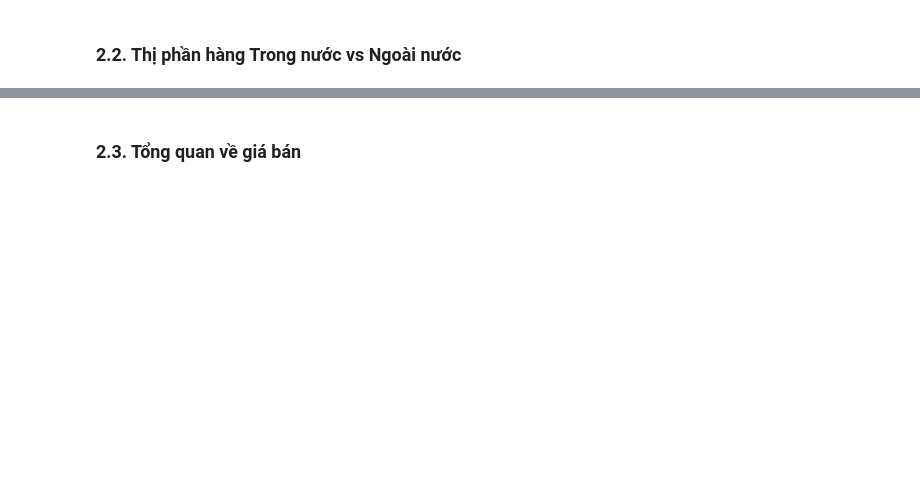
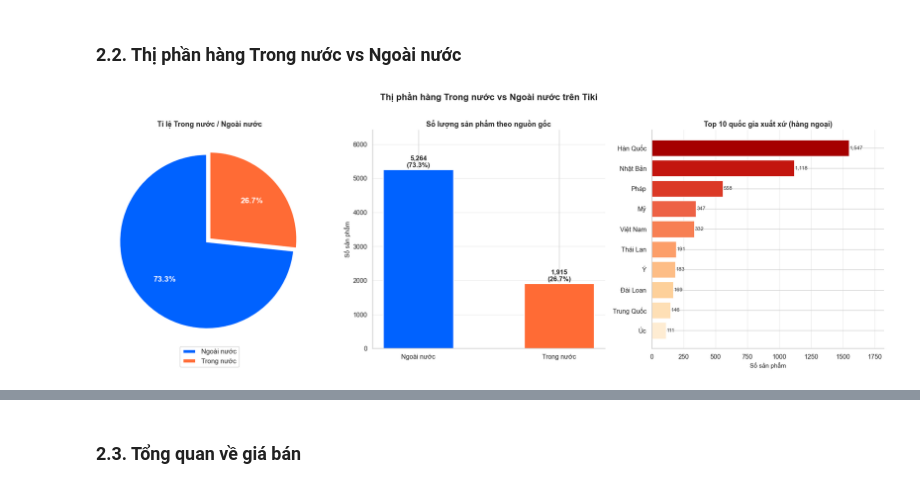
Before and after one commit to TrucHang676/TQH-LAB010-N5, a Jupyter notebook: scripts/eda_overview.ipynb, the cells around one changed output, grey strips where cells are left out. Cells and saved outputs as stored; diff of their text form; code cells hidden in the pictures; blank space fills up the shorter version.

```diff
--- a/scripts/eda_overview.ipynb
+++ b/scripts/eda_overview.ipynb
@@ -33,2 +391,83 @@
 # %% [markdown]
 ### **2.2. Thị phần hàng Trong nước vs Ngoài nước**
+# %%
+
+# 2.2 THỊ PHẦN HÀNG TRONG NƯỚC vs NGOÀI NƯỚC
+
+# --- Phân loại Trong nước / Ngoài nước ---
+df['origin_group'] = df['is_imported_corrected'].map(
+    {False: 'Trong nước', True: 'Ngoài nước'}
+)
+
+origin_counts = df['origin_group'].value_counts()
+domestic_pct = origin_counts.get('Trong nước', 0) / len(df) * 100
+foreign_pct  = origin_counts.get('Ngoài nước', 0) / len(df) * 100
+
+# --- Top quốc gia Ngoài nước ---
+foreign_countries = (
+    df[df['is_imported_corrected'] == True]['origin_normalized']
+    .value_counts().head(10)
+)
+
+fig, axes = plt.subplots(1, 3, figsize=(20, 7))
+fig.suptitle('Thị phần hàng Trong nước vs Ngoài nước trên Tiki',
+             fontsize=16, fontweight='bold', y=1.01)
+
+# --- Pie chart tổng quan ---
+ax1 = axes[0]
+wedges, _, autotexts = ax1.pie(
+    origin_counts.values,
+    labels=None,
+    autopct='%1.1f%%',
+    colors=PALETTE_MAIN,
+    startangle=90,
+    wedgeprops=dict(edgecolor='white', linewidth=3),
+    explode=[0.04, 0],
+    pctdistance=0.65
+)
+for at in autotexts:
+    at.set_fontsize(14)
+    at.set_fontweight('bold')
+    at.set_color('white')
+ax1.legend(wedges, origin_counts.index, loc='lower center',
+           bbox_to_anchor=(0.5, -0.1), fontsize=12, framealpha=0.9)
+ax1.set_title('Tỉ lệ Trong nước / Ngoài nước', fontsize=13, fontweight='bold')
+
+# --- Bar chart số lượng ---
+ax2 = axes[1]
+bars = ax2.bar(origin_counts.index, origin_counts.values,
+               color=PALETTE_MAIN, edgecolor='white', linewidth=2, width=0.5)
+for bar, val in zip(bars, origin_counts.values):
+    ax2.text(bar.get_x() + bar.get_width() / 2, bar.get_height() + 30,
+             f'{val:,}\n({val/len(df)*100:.1f}%)',
+             ha='center', va='bottom', fontsize=12, fontweight='bold')
+ax2.set_ylabel('Số sản phẩm', fontsize=11)
+ax2.set_title('Số lượng sản phẩm theo nguồn gốc', fontsize=13, fontweight='bold')
+ax2.set_ylim(0, origin_counts.max() * 1.22)
+ax2.spines[['top', 'right']].set_visible(False)
+ax2.grid(axis='y', alpha=0.4)
+
+# --- Top quốc gia nhập khẩu ---
+ax3 = axes[2]
+colors_country = sns.color_palette('OrRd_r', len(foreign_countries))
+bars3 = ax3.barh(foreign_countries.index[::-1], foreign_countries.values[::-1],
+                 color=colors_country[::-1], edgecolor='white', linewidth=0.8)
+for bar, val in zip(bars3, foreign_countries.values[::-1]):
+    ax3.text(bar.get_width() + 5, bar.get_y() + bar.get_height() / 2,
+             f'{val:,}', va='center', fontsize=9.5, color='#333')
+ax3.set_xlabel('Số sản phẩm', fontsize=11)
+ax3.set_title('Top 10 quốc gia xuất xứ (hàng ngoại)', fontsize=13, fontweight='bold')
+ax3.spines[['top', 'right']].set_visible(False)
+ax3.grid(axis='x', alpha=0.4)
+ax3.set_xlim(0, foreign_countries.max() * 1.18)
+
+plt.tight_layout()
+plt.savefig('plot_2_2_origin_share.png', dpi=150, bbox_inches='tight')
+plt.show()
+
+print('NHẬN XÉT:')
+print(f'  • Hàng Ngoài nước chiếm đa số: {foreign_pct:.1f}% ({origin_counts.get("Ngoài nước", 0):,} SP).')
+print(f'  • Hàng Trong nước (Việt Nam): {domestic_pct:.1f}% ({origin_counts.get("Trong nước", 0):,} SP).')
+print(f'  • Hàn Quốc dẫn đầu hàng ngoại với {foreign_countries.iloc[0]:,} sản phẩm.')
+# %% [output]
+[figure, added]
```
Also changed, not shown: parts of 13 cells of this notebook.
